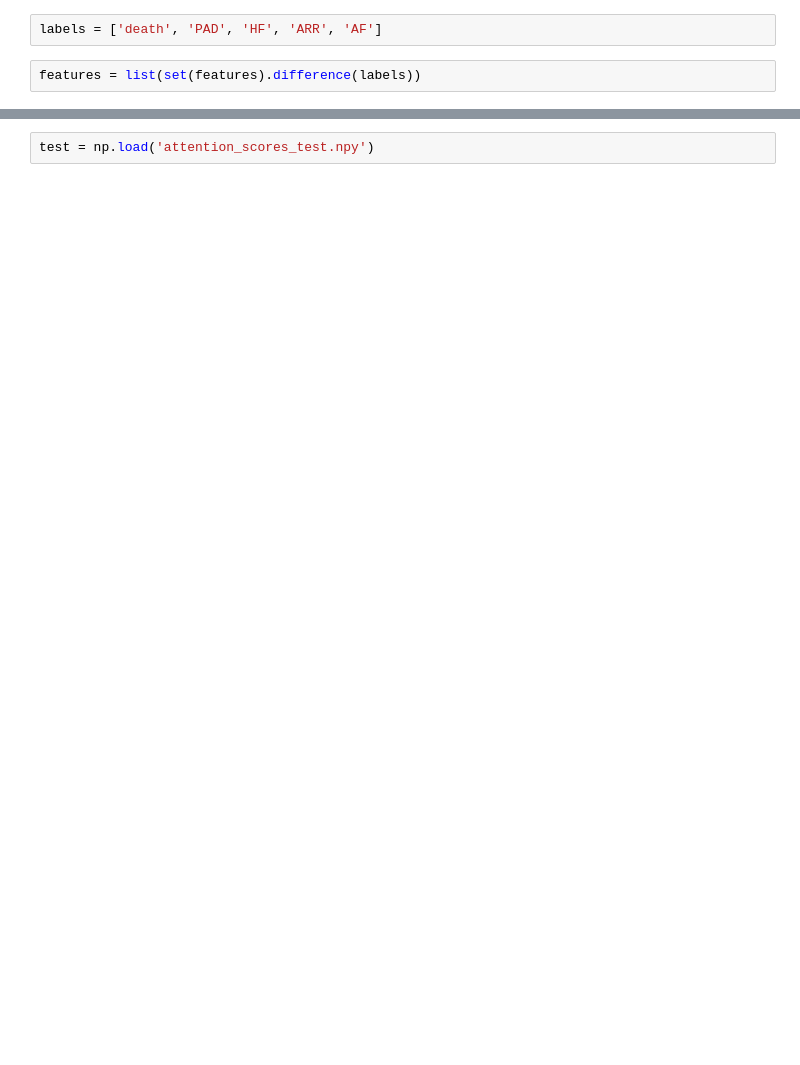
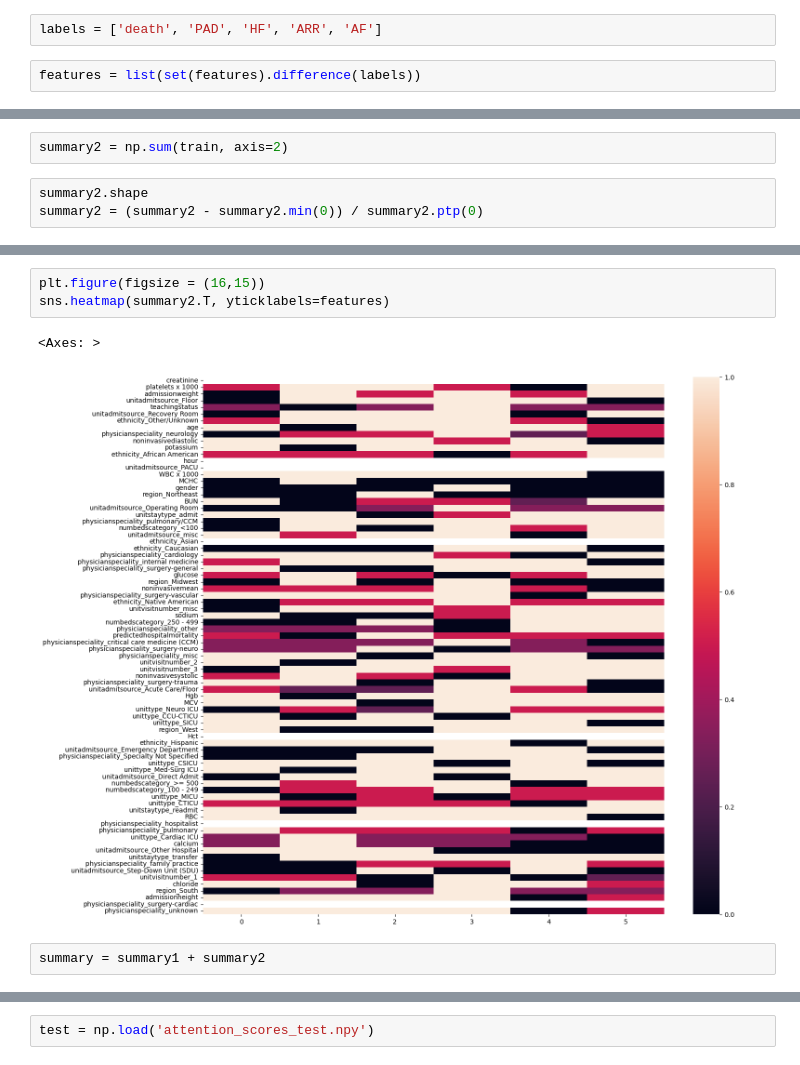
Before and after one commit to munibmesinovic/DynaGraph, a Jupyter notebook: Explainability_Figures.ipynb, the cells around one changed output, grey strips where cells are left out. Drawn from its saved outputs; the diff is of its cells as text; blank space fills up the shorter version.

```diff
--- a/Explainability_Figures.ipynb
+++ b/Explainability_Figures.ipynb
@@ -42,0 +78,5 @@ features = list(set(features).difference(labels))
+# %%
+summary2 = np.sum(train, axis=2)
+# %%
+summary2.shape
+summary2 = (summary2 - summary2.min(0)) / summary2.ptp(0)
@@ -42,0 +89,8 @@ features = list(set(features).difference(labels))
+# %%
+plt.figure(figsize = (16,15))
+sns.heatmap(summary2.T, yticklabels=features)
+# %% [output]
+<Axes: >
+[figure, added]
+# %%
+summary = summary1 + summary2
```
Also changed, not shown: parts of 29 cells of this notebook.
